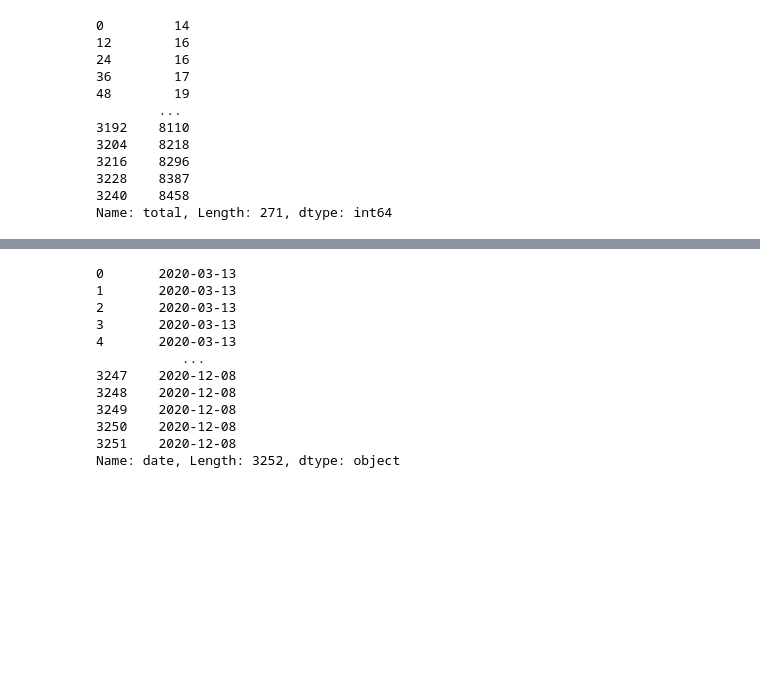
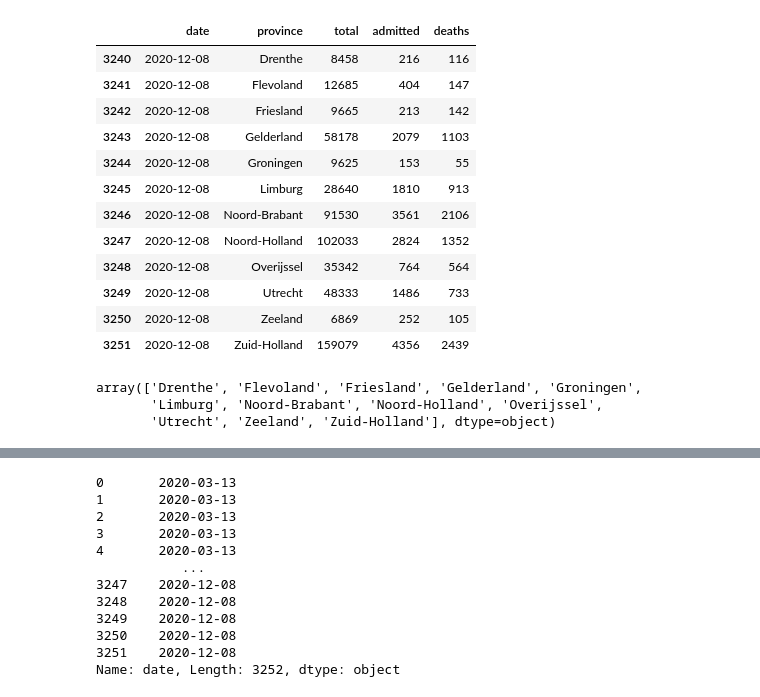
Before and after one commit to srdpsrknth/covid19dash, a Jupyter notebook: plot-scripts/plot-province.ipynb, the cells around one changed output, grey strips where cells are left out. Cells and saved outputs as stored; diff of their text form; code cells hidden in the pictures; blank space fills up the shorter version.

```diff
--- a/plot-scripts/plot-province.ipynb
+++ b/plot-scripts/plot-province.ipynb
@@ -13,19 +12,23 @@ CLEANPATH = Path.cwd().parent / 'clean-data'
+# %%
+df_province.query("date=='2020-12-08'")
+# %% [output]
+|  | date | province | total | admitted | deaths |
+| 3240 | 2020-12-08 | Drenthe | 8458 | 216 | 116 |
+| 3241 | 2020-12-08 | Flevoland | 12685 | 404 | 147 |
+| 3242 | 2020-12-08 | Friesland | 9665 | 213 | 142 |
+| 3243 | 2020-12-08 | Gelderland | 58178 | 2079 | 1103 |
+| 3244 | 2020-12-08 | Groningen | 9625 | 153 | 55 |
+| 3245 | 2020-12-08 | Limburg | 28640 | 1810 | 913 |
+| 3246 | 2020-12-08 | Noord-Brabant | 91530 | 3561 | 2106 |
+| 3247 | 2020-12-08 | Noord-Holland | 102033 | 2824 | 1352 |
+| 3248 | 2020-12-08 | Overijssel | 35342 | 764 | 564 |
+| 3249 | 2020-12-08 | Utrecht | 48333 | 1486 | 733 |
+| 3250 | 2020-12-08 | Zeeland | 6869 | 252 | 105 |
+| 3251 | 2020-12-08 | Zuid-Holland | 159079 | 4356 | 2439 |
 # %%
-province_list = list(df_province['province'].unique())
+province_list = df_province['province'].unique()
+# %% [output]
+array(['Drenthe', 'Flevoland', 'Friesland', 'Gelderland', 'Groningen',
+       'Limburg', 'Noord-Brabant', 'Noord-Holland', 'Overijssel',
+       'Utrecht', 'Zeeland', 'Zuid-Holland'], dtype=object)
-# %%
-df_province = pd.read_csv(CLEANPATH /'province_cumu_clean.csv',index_col=0)
-df_province.query("province=='Drenthe'")['total']
-# %% [output]
-0         14
-12        16
-24        16
-36        17
-48        19
-        ...
-3192    8110
-3204    8218
-3216    8296
-3228    8387
-3240    8458
-Name: total, Length: 271, dtype: int64
 # %%
```
Also changed, not shown: parts of 10 cells of this notebook, 22 other files.
